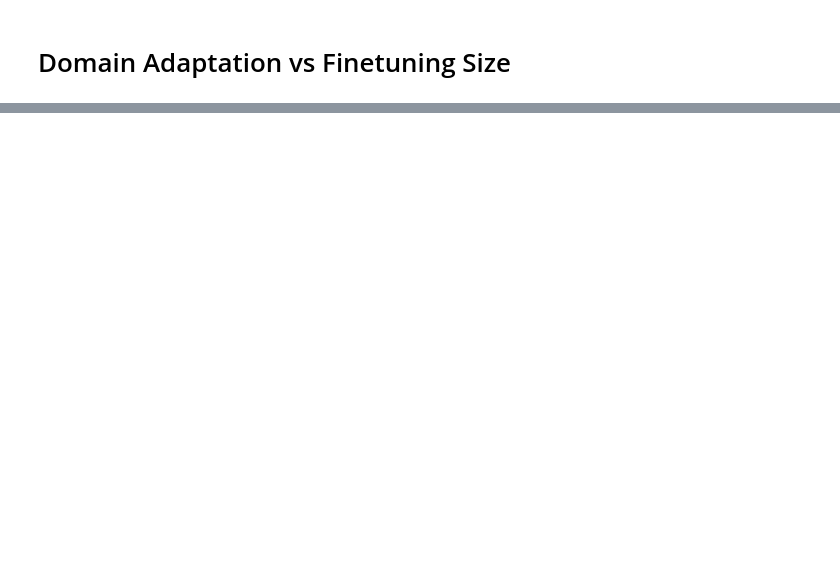
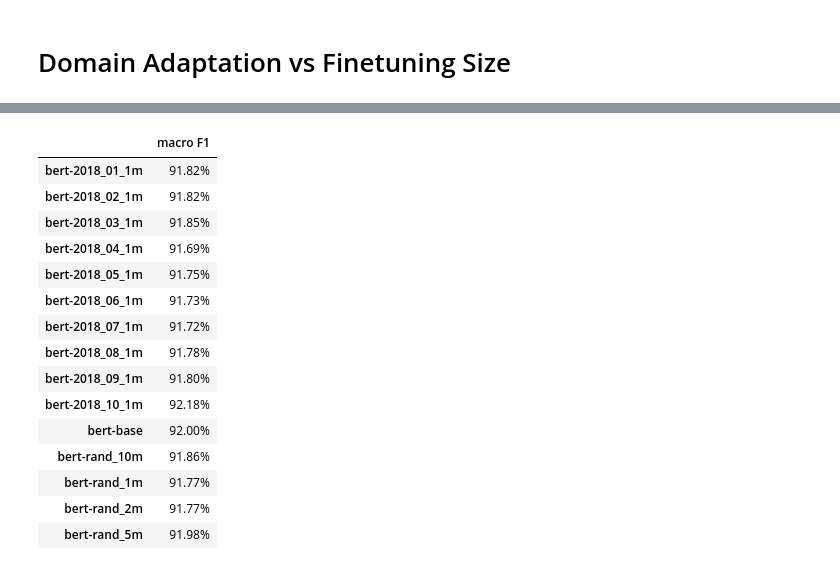
Before and after one commit to paul-rottger/temporal-adaptation, a Jupyter notebook: 4_evaluation/classification/evaluate_classification_results.ipynb, the cells around one changed output, grey strips where cells are left out. Saved outputs shown, nothing was run; the diff lists cells and outputs as text; code cells hidden in the pictures; blank space fills up the shorter version.

Commit message:
shift finetune

```diff
--- a/4_evaluation/classification/evaluate_classification_results.ipynb
+++ b/4_evaluation/classification/evaluate_classification_results.ipynb
@@ -752,0 +284,41 @@ avg. macro F1 diff. between month+month and base+rand
+# %%
+# separate analysis for GQ, which is entirely from October 2018
+
+results["gq"] = {}
+
+# load data
+directory = '../../0_results/classification/gq'
+for split in os.listdir(directory):
+    for result_csv in os.listdir(os.path.join(directory, split)):
+        if result_csv.endswith(".csv"):
+            results["gq"][os.path.splitext(result_csv)[0]] = pd.read_csv(os.path.join(directory, split, result_csv))
+
+# calculate f1 scores --> only for models finetuned on same amount of data (26k)
+F1_TYPE="macro"
+
+scores = {}
+
+for key in results["gq"]:
+    if "train_rand_26k" in key:
+        scores[re.search("(.*?)-train(.*?)",key).group(1)] = f1_score(results["gq"][key]['label'], results["gq"][key]['prediction'], average=F1_TYPE)
+
+plot_df = pd.DataFrame.from_dict(scores, orient="index")
+plot_df.sort_index(inplace=True)
+plot_df.rename(columns={0: f"{F1_TYPE} F1"}).style.background_gradient(cmap=cm, axis = 0 ).format('{0:,.2%}')
+# %% [output]
+|  | macro F1 |
+| bert-2018_01_1m | 91.82% |
+| bert-2018_02_1m | 91.82% |
+| bert-2018_03_1m | 91.85% |
+| bert-2018_04_1m | 91.69% |
+| bert-2018_05_1m | 91.75% |
+| bert-2018_06_1m | 91.73% |
+| bert-2018_07_1m | 91.72% |
+| bert-2018_08_1m | 91.78% |
+| bert-2018_09_1m | 91.80% |
+| bert-2018_10_1m | 92.18% |
+| bert-base | 92.00% |
+| bert-rand_10m | 91.86% |
+| bert-rand_1m | 91.77% |
+| bert-rand_2m | 91.77% |
+| bert-rand_5m | 91.98% |
```
Also changed, not shown: parts of 51 cells of this notebook, 4 other files.
